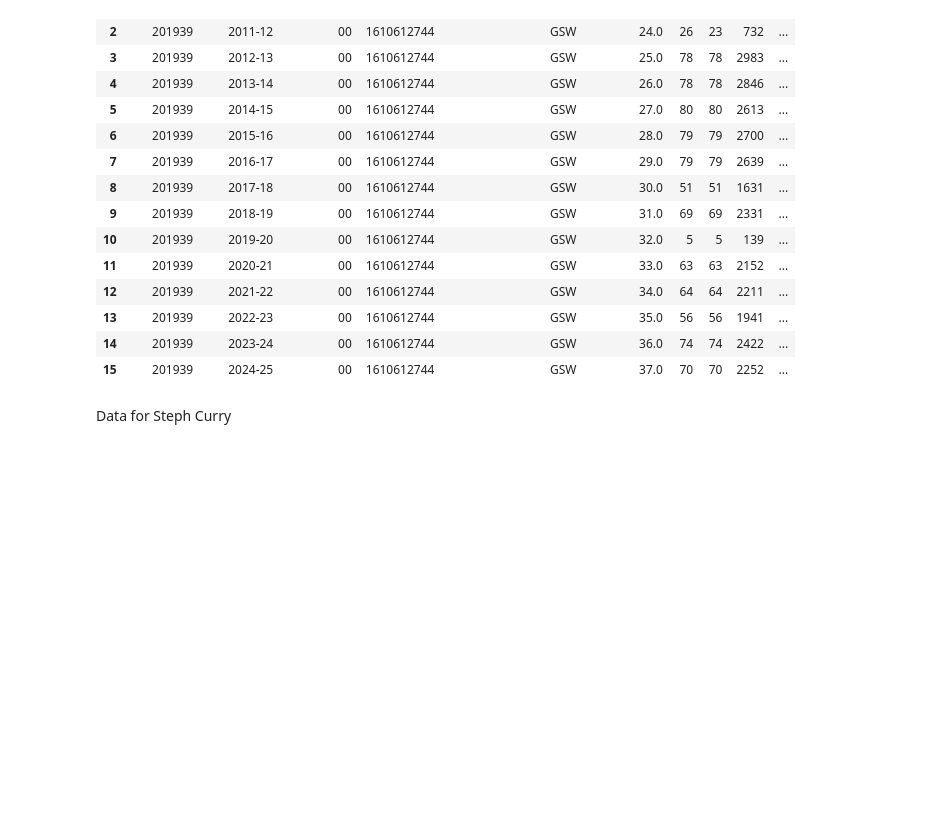
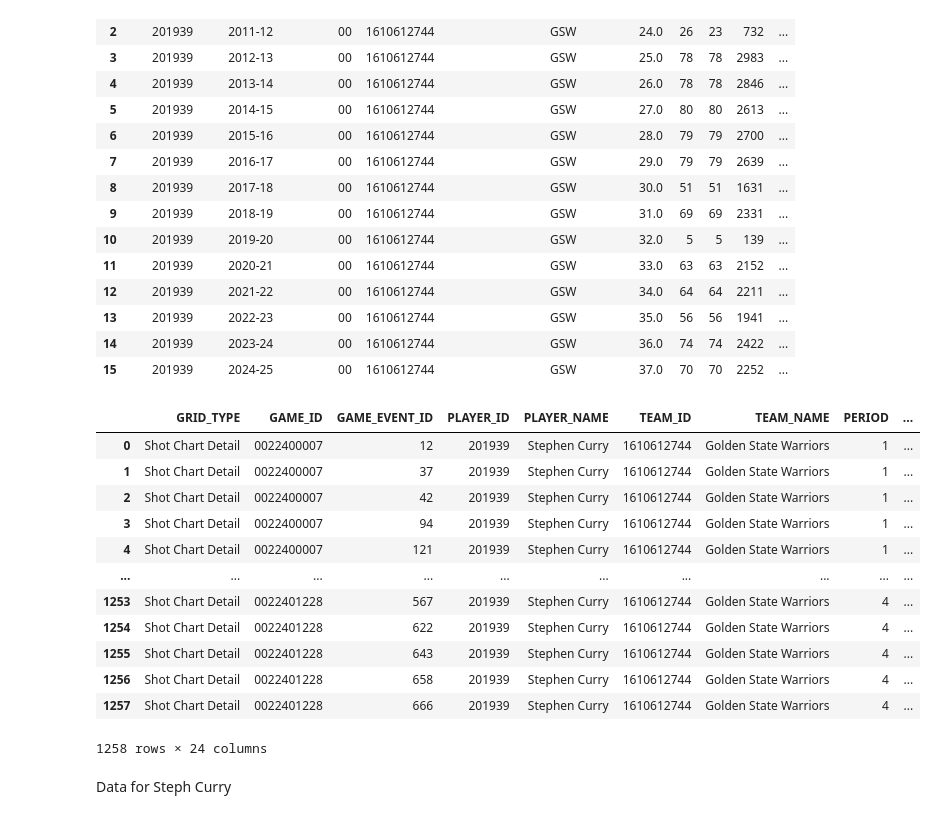
Before and after one commit to raulsharma21/NBA-Actions, a Jupyter notebook: code/nba_api.ipynb, the cells around one changed output. Saved outputs shown, nothing was run; the diff lists cells and outputs as text; code cells hidden in the pictures; blank space fills up the shorter version.

```diff
--- a/code/nba_api.ipynb
+++ b/code/nba_api.ipynb
@@ -32,14 +32,29 @@ career.get_data_frames()[0]
 # %%
 from nba_api.stats.endpoints import shotchartdetail
 def find_player(player_id):
     shots = shotchartdetail.ShotChartDetail(
         team_id=0,
         player_id=player_id ,  # Steph Curry
         season_type_all_star='Regular Season',
         context_measure_simple='FGA'
     ).get_data_frames()[0]
     return shots
 shots = find_player(201939)
+shots
+# %% [output]
+|  | GRID_TYPE | GAME_ID | GAME_EVENT_ID | PLAYER_ID | PLAYER_NAME | TEAM_ID | TEAM_NAME | PERIOD | ... |
+| 0 | Shot Chart Detail | 0022400007 | 12 | 201939 | Stephen Curry | 1610612744 | Golden State Warriors | 1 | ... |
+| 1 | Shot Chart Detail | 0022400007 | 37 | 201939 | Stephen Curry | 1610612744 | Golden State Warriors | 1 | ... |
+| 2 | Shot Chart Detail | 0022400007 | 42 | 201939 | Stephen Curry | 1610612744 | Golden State Warriors | 1 | ... |
+| 3 | Shot Chart Detail | 0022400007 | 94 | 201939 | Stephen Curry | 1610612744 | Golden State Warriors | 1 | ... |
+| 4 | Shot Chart Detail | 0022400007 | 121 | 201939 | Stephen Curry | 1610612744 | Golden State Warriors | 1 | ... |
+| ... | ... | ... | ... | ... | ... | ... | ... | ... | ... |
+| 1253 | Shot Chart Detail | 0022401228 | 567 | 201939 | Stephen Curry | 1610612744 | Golden State Warriors | 4 | ... |
+| 1254 | Shot Chart Detail | 0022401228 | 622 | 201939 | Stephen Curry | 1610612744 | Golden State Warriors | 4 | ... |
+| 1255 | Shot Chart Detail | 0022401228 | 643 | 201939 | Stephen Curry | 1610612744 | Golden State Warriors | 4 | ... |
+| 1256 | Shot Chart Detail | 0022401228 | 658 | 201939 | Stephen Curry | 1610612744 | Golden State Warriors | 4 | ... |
+| 1257 | Shot Chart Detail | 0022401228 | 666 | 201939 | Stephen Curry | 1610612744 | Golden State Warriors | 4 | ... |
+1258 rows × 24 columns
 # %% [markdown]
 Data for Steph Curry
 # %%
```
Also changed, not shown: 3 other files.
